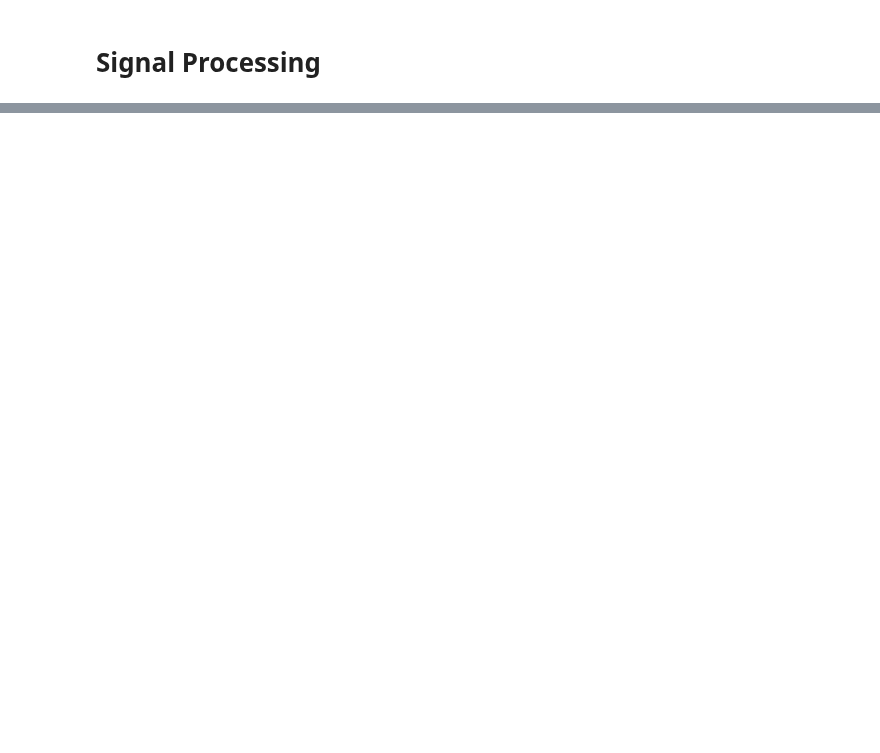
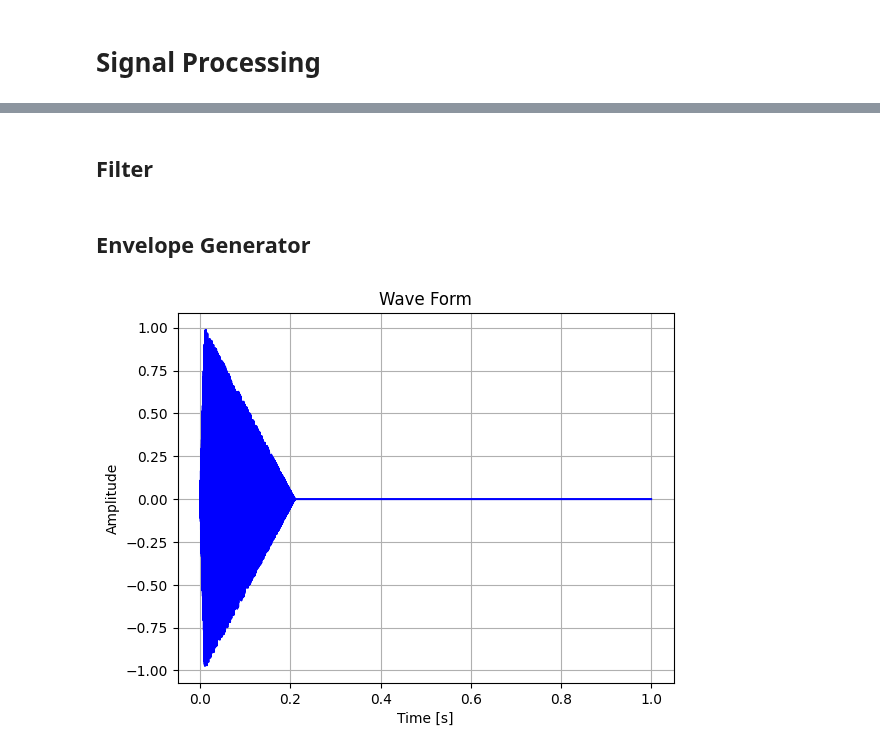
Before and after one commit to Obata-Kohei/pysp, a Jupyter notebook: src/pg.ipynb, the cells around one changed output, grey strips where cells are left out. Cells and saved outputs as stored; diff of their text form; code cells hidden in the pictures; blank space fills up the shorter version.

```diff
--- a/src/pg.ipynb
+++ b/src/pg.ipynb
@@ -32,0 +97,41 @@ print(f"データの形状: {wave.shape}")
+# %% [markdown]
+## Filter
+# %% [markdown]
+## Envelope Generator
+# %%
+def EG_ADSR(t, sample_rate, attack=0.1, decay=0.2, sustain=0.7, release=0.5):
+    env = np.zeros_like(t)
+    N = len(t)
+    A = int(attack * sample_rate)
+    D = int(decay * sample_rate)
+    R = int(release * sample_rate)
+    S = N - (A + D + R)
+
+    if A > 0:
+        env[:A] = np.linspace(0, 1, A)
+    if D > 0:
+        env[A:A+D] = np.linspace(1, sustain, D)
+    if S > 0:
+        env[A+D:A+D+S] = sustain
+    if R > 0:
+        env[A+D+S:] = np.linspace(sustain, 0, R)
+    return env
+
+osc = OSC(gent(1, 44100), 440)
+wav = osc.noise()
+env = EG_ADSR(gent(1, 44100), sample_rate, 0.01, 0.2, 0, 0.01)
+wav *= env  # ==== 3. AMP ====
+
+plt.plot(t[::], wav[::], color='b')
+#plt.plot(t[:2000], saw_wave[:2000], color='r')
+plt.title('Wave Form')
+plt.xlabel('Time [s]')
+plt.ylabel('Amplitude')
+plt.grid()
+plt.show()
+
+# ==== 4. 出力 ====
+sd.play(wav, sample_rate)
+sd.wait()
+# %% [output]
+[figure, added]
```
Also changed, not shown: parts of 2 cells of this notebook, 3 other files.
